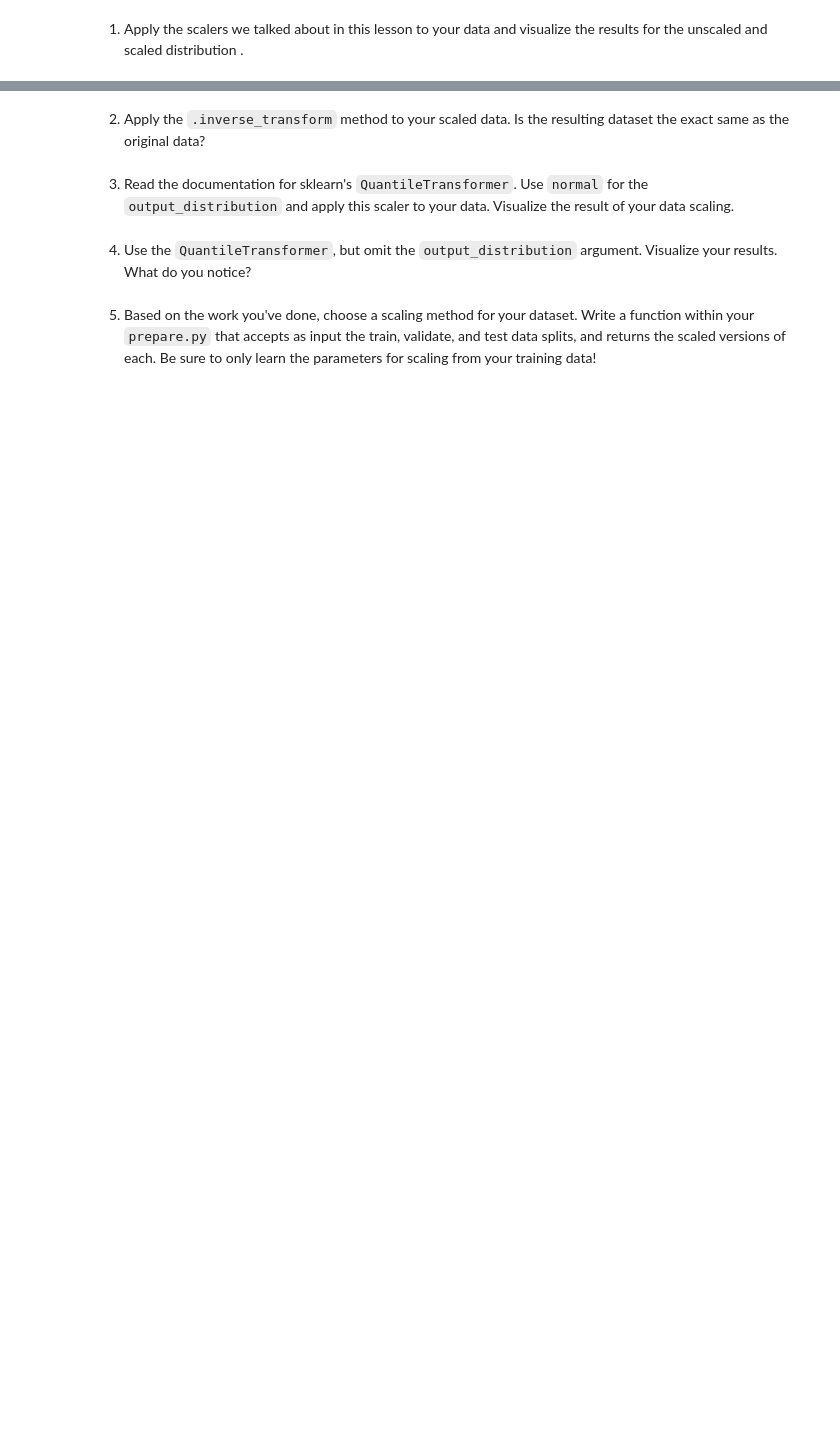
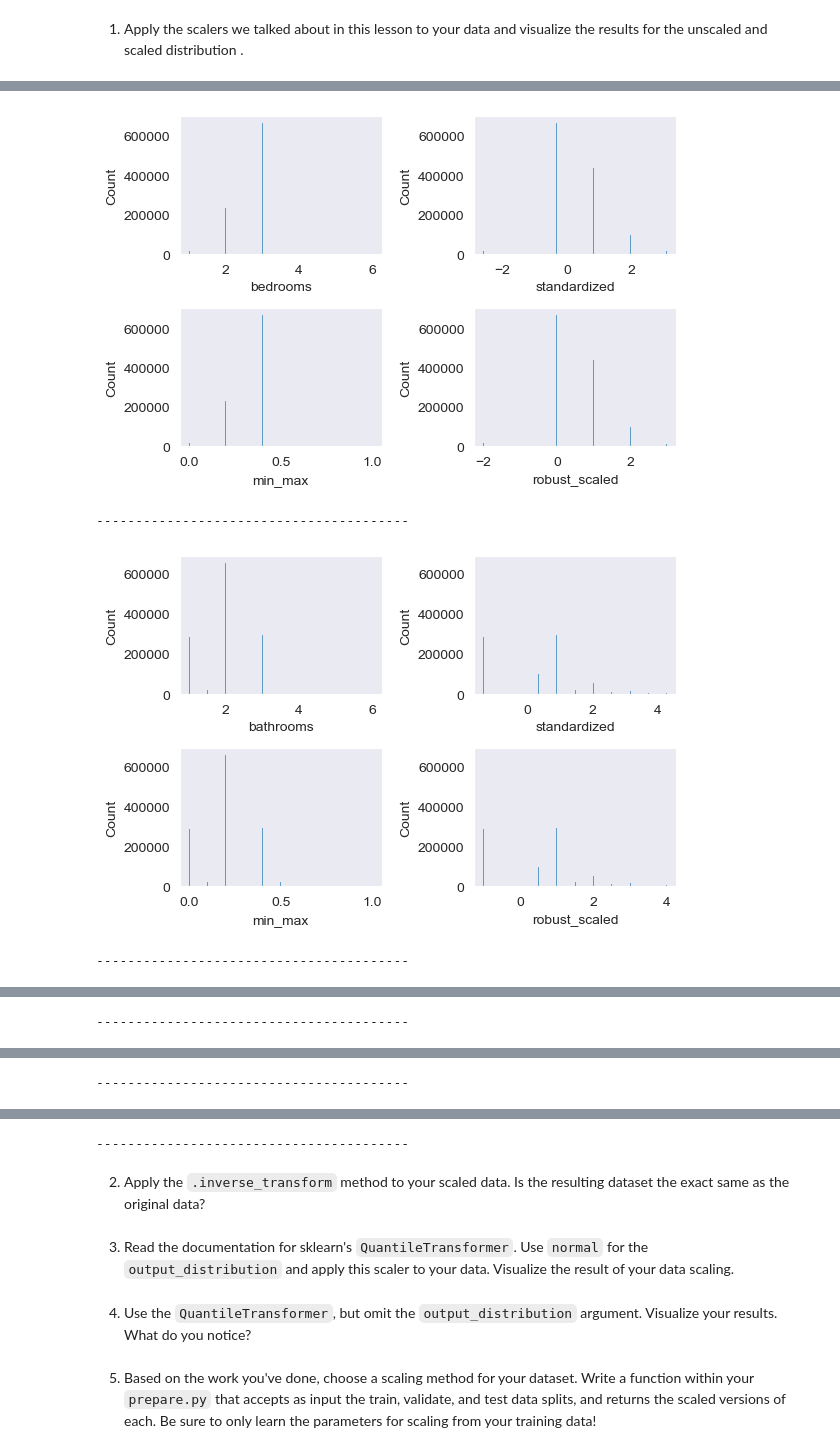
Before and after one commit to martin-reyes/6_regression-exercises, a Jupyter notebook: scaling.ipynb, the cells around one changed output, grey strips where cells are left out. Cells and saved outputs as stored; diff of their text form; code cells hidden in the pictures; blank space fills up the shorter version.

```diff
--- a/scaling.ipynb
+++ b/scaling.ipynb
@@ -14,0 +22,3 @@ NameError: name 'get_connection' is not defined
+# %%
+train, _, _ = split_data(df, test_size=.15, validate_size=.15, random_state=125)
+train.head(3)
@@ -14,0 +30,16 @@ NameError: name 'get_connection' is not defined
+# %%
+y_train = train['property_value']
+X_train = train.drop('property_value', axis=1)
+X_train_num = train[['bedrooms','bathrooms','sqft','year_built','property_tax']]
+# %%
+min_max_scaler = sklearn.preprocessing.MinMaxScaler()
+standard_scaler = sklearn.preprocessing.StandardScaler()
+robust_scaler = sklearn.preprocessing.RobustScaler()
+# %%
+min_max_scaler.fit(X_train_num)
+standard_scaler.fit(X_train_num)
+robust_scaler.fit(X_train_num)
+
+train_mm_scaled = min_max_scaler.transform(X_train_num)
+train_st_scaled = standard_scaler.transform(X_train_num)
+train_rb_scaled = robust_scaler.transform(X_train_num)
@@ -14,0 +56,20 @@ NameError: name 'get_connection' is not defined
+# %%
+for i, col in enumerate(X_train_num.columns):
+    sns.set_style('dark')
+    fig, axes = plt.subplots(2, 2, figsize=(6, 4))
+
+    sns.histplot(X_train_num, x=col, ax=axes[0,0])
+    sns.histplot(train_mm_scaled[:,i], ax=axes[1,0])
+    axes[1,0].set_xlabel('min_max')
+    sns.histplot(train_st_scaled[:,i], ax=axes[0,1])
+    axes[0,1].set_xlabel('standardized')
+    sns.histplot(train_rb_scaled[:,i], ax=axes[1,1])
+    axes[1,1].set_xlabel('robust_scaled')
+    plt.tight_layout()
+    plt.show()
+    print('-'*40)
+# %% [output]
+[figure, added]
+----------------------------------------
+[figure, added]
+----------------------------------------
@@ -14,0 +77 @@ NameError: name 'get_connection' is not defined
+----------------------------------------
@@ -14,0 +79 @@ NameError: name 'get_connection' is not defined
+----------------------------------------
@@ -15,2 +81,3 @@ NameError: name 'get_connection' is not defined
+----------------------------------------
 # %% [markdown]
 2. Apply the `.inverse_transform` method to your scaled data. Is the resulting dataset the exact same as the original data?
```
Also changed, not shown: parts of 7 cells of this notebook, 3 other files.
